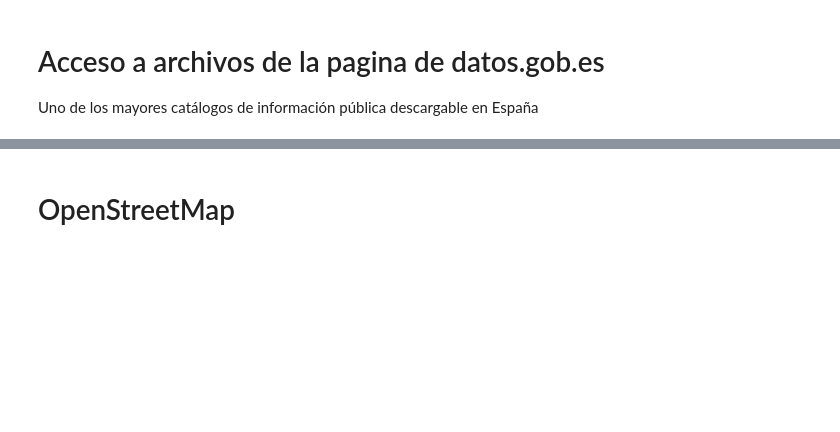
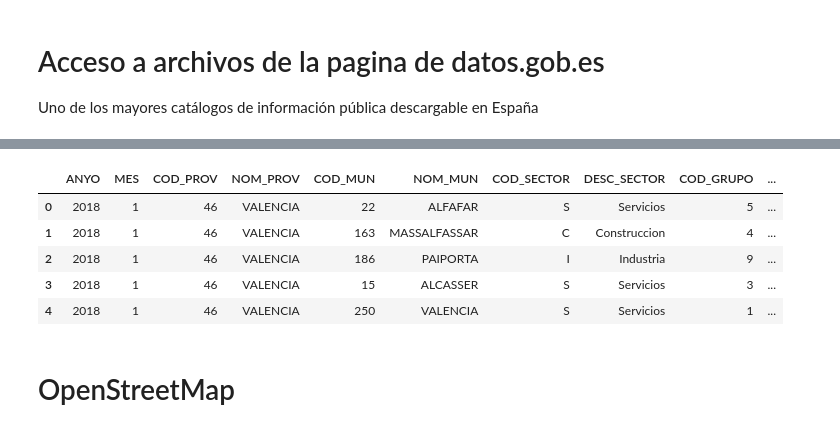
Before and after one commit to MNievas12/ds_thebridge_6_22, a Jupyter notebook: 2-Data_Analysis/3-Sources/Web/Teoría/Web data.ipynb, the cells around one changed output, grey strips where cells are left out. Cells and saved outputs as stored; diff of their text form; code cells hidden in the pictures; blank space fills up the shorter version.

```diff
--- a/2-Data_Analysis/3-Sources/Web/Teoría/Web data.ipynb
+++ b/2-Data_Analysis/3-Sources/Web/Teoría/Web data.ipynb
@@ -91,3 +136,15 @@ Descarga con pandas un dataset de la página https://datos.gob.es/es/catalogo ac
 
  </td></tr>
 </table>
+# %%
+url = "https://dadesobertes.gva.es/dataset/e9b02404-1755-4965-8f5b-917b43dc0368/resource/8a61dfcf-fb24-46e7-9b62-30ad193ec77c/download/contratos_por_municipio-sector-grupo_ocupacion-genero-edad-2018.csv"
+datos_empleo = pd.read_csv(url, sep=";")
+# %%
+datos_empleo.head()
+# %% [output]
+|  | ANYO | MES | COD_PROV | NOM_PROV | COD_MUN | NOM_MUN | COD_SECTOR | DESC_SECTOR | COD_GRUPO | ... |
+| 0 | 2018 | 1 | 46 | VALENCIA | 22 | ALFAFAR | S | Servicios | 5 | ... |
+| 1 | 2018 | 1 | 46 | VALENCIA | 163 | MASSALFASSAR | C | Construccion | 4 | ... |
+| 2 | 2018 | 1 | 46 | VALENCIA | 186 | PAIPORTA | I | Industria | 9 | ... |
+| 3 | 2018 | 1 | 46 | VALENCIA | 15 | ALCASSER | S | Servicios | 3 | ... |
+| 4 | 2018 | 1 | 46 | VALENCIA | 250 | VALENCIA | S | Servicios | 1 | ... |
```
Also changed, not shown: parts of 17 cells of this notebook, 1 other file.
